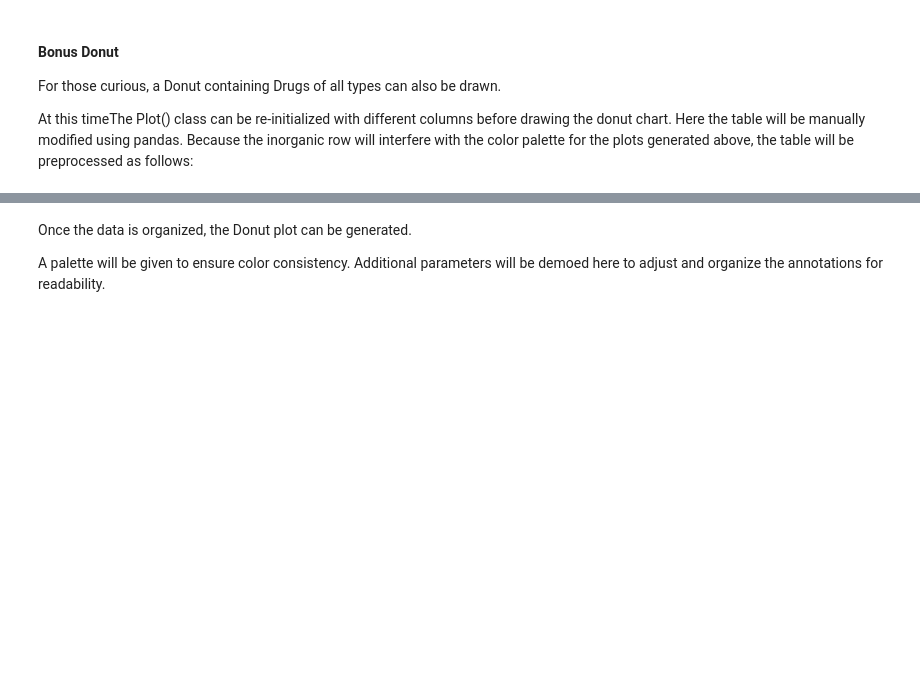
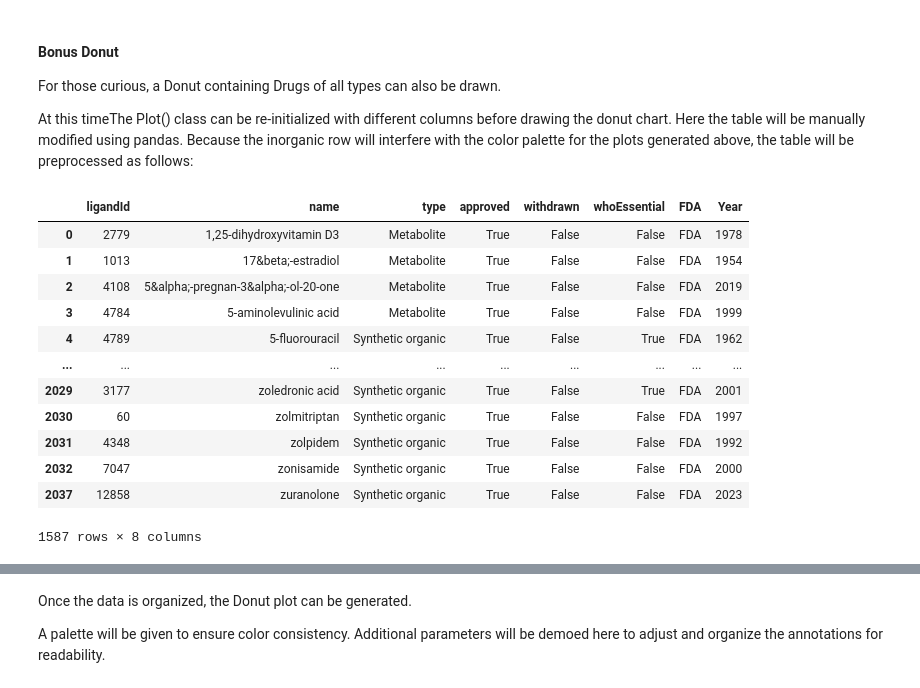
Before and after one commit to tlint101/drug_nme, a Jupyter notebook: Tutorials/02_plot_pharmacology.ipynb, the cells around one changed output, grey strips where cells are left out. Saved outputs shown, nothing was run; the diff lists cells and outputs as text; code cells hidden in the pictures; blank space fills up the shorter version.

```diff
--- a/Tutorials/02_plot_pharmacology.ipynb
+++ b/Tutorials/02_plot_pharmacology.ipynb
@@ -138,6 +137,22 @@ plot_data.donut(year, title=title, color_palette=palette, legend_loc='out right
 For those curious, a Donut containing Drugs of all types can also be drawn.
 
 At this timeThe Plot() class can be re-initialized with different columns before drawing the donut chart. Here the table will be manually modified using pandas. Because the inorganic row will interfere with the color palette for the plots generated above, the table will be preprocessed as follows:
+# %%
+data
+# %% [output]
+|  | ligandId | name | type | approved | withdrawn | whoEssential | FDA | Year |
+| 0 | 2779 | 1,25-dihydroxyvitamin D3 | Metabolite | True | False | False | FDA | 1978 |
+| 1 | 1013 | 17&beta;-estradiol | Metabolite | True | False | False | FDA | 1954 |
+| 2 | 4108 | 5&alpha;-pregnan-3&alpha;-ol-20-one | Metabolite | True | False | False | FDA | 2019 |
+| 3 | 4784 | 5-aminolevulinic acid | Metabolite | True | False | False | FDA | 1999 |
+| 4 | 4789 | 5-fluorouracil | Synthetic organic | True | False | True | FDA | 1962 |
+| ... | ... | ... | ... | ... | ... | ... | ... | ... |
+| 2029 | 3177 | zoledronic acid | Synthetic organic | True | False | True | FDA | 2001 |
+| 2030 | 60 | zolmitriptan | Synthetic organic | True | False | False | FDA | 1997 |
+| 2031 | 4348 | zolpidem | Synthetic organic | True | False | False | FDA | 1992 |
+| 2032 | 7047 | zonisamide | Synthetic organic | True | False | False | FDA | 2000 |
+| 2037 | 12858 | zuranolone | Synthetic organic | True | False | False | FDA | 2023 |
+1587 rows × 8 columns
 # %%
 donut_data = Plot(data, sort_col=['type'])
 
```
Also changed, not shown: parts of 8 cells of this notebook.
